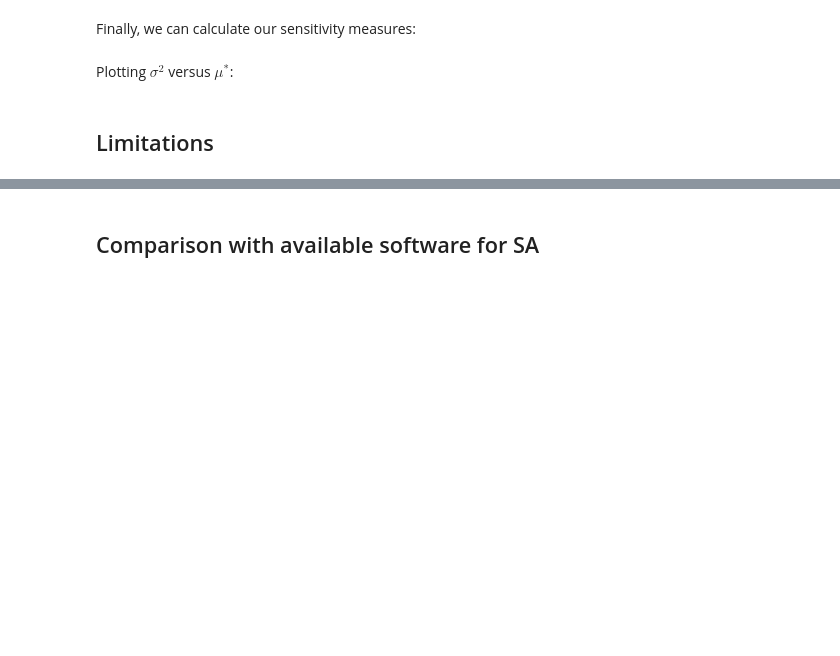
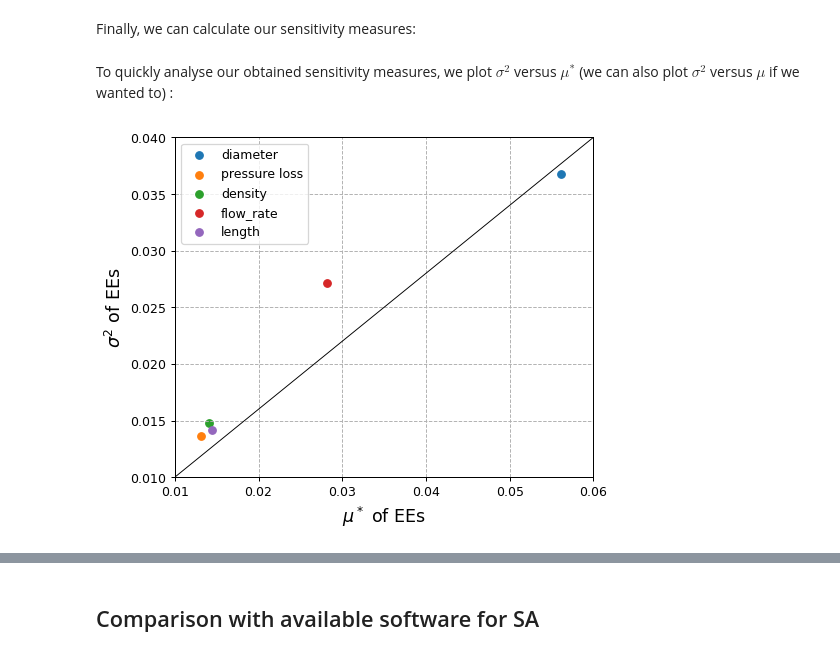
Before and after one commit to jkrol8/SciCompMorris, a Jupyter notebook: morris_method.ipynb, the cells around one changed output, grey strips where cells are left out. Cells and saved outputs as stored; diff of their text form; code cells hidden in the pictures; blank space fills up the shorter version.

```diff
--- a/morris_method.ipynb
+++ b/morris_method.ipynb
@@ -161 +232,7 @@ We start by generating our sampling trajectory:
+# %%
+num_inputs = 5
+num_trajectory = 1000
+grid_level = 4
+
+B = morris_sample(num_inputs, num_trajectory, grid_level)
 # %% [markdown]
@@ -163,6 +260,34 @@ We then have to scale our sampling trajectory - we assume nominal values of X an
+# %%
+scaled_sample = scale_sample(B, [0.05,80,1000,0.003,0.2], 0.25)
 # %% [markdown]
 Finally, we can calculate our sensitivity measures:
-# %% [markdown]
-Plotting ${\sigma^2}$ versus ${\mu^*}$:
-# %% [markdown]
-## Limitations
+# %%
+delta = get_delta(grid_level)
+mu, mu_star, sigma = elementary_effects(scaled_sample, friction_factor, delta)
+# %% [markdown]
+To quickly analyse our obtained sensitivity measures, we plot ${\sigma^2}$ versus ${\mu^*}$ (we can also plot ${\sigma^2}$ versus ${\mu}$ if we wanted to) :
+# %%
+def plot_ee_analysis(ee_mean, ee_std, legend, x_label):
+    """
+    Function for plotting sensitivity measures obtained from EE method.
+
+    Parameters:
+        ee_mean - mu or mu_star of elementary effects
+        ee_std - sigma^2 of elementary effects
+        legend - list of names of input factors
+    """
+    plt.figure(figsize=(6,5), dpi=90)
+    for i in range(len(ee_mean)):
+        plt.scatter(ee_mean[i], ee_std[i])
+    plt.legend(legend)
+    plt.xlabel(x_label, fontsize = 14)
+    plt.ylabel("${\sigma^2}$ of EEs", fontsize = 14)
+    plt.grid(b=True, which='major', linewidth = 0.75, linestyle = '--')
+    plt.xlim([0.01, 0.06])
+    plt.ylim([0.01, 0.04])
+    plt.axline([0.01, 0.01], [0.06, 0.04], color='black', linewidth = 0.75)
+# %%
+legend = ['diameter', 'pressure loss', 'density', 'flow_rate', 'length']
+plot_ee_analysis(mu_star, sigma, legend, '${\mu^*}$ of EEs')
+# %% [output]
+[figure, added]
```
Also changed, not shown: parts of 37 cells of this notebook.
